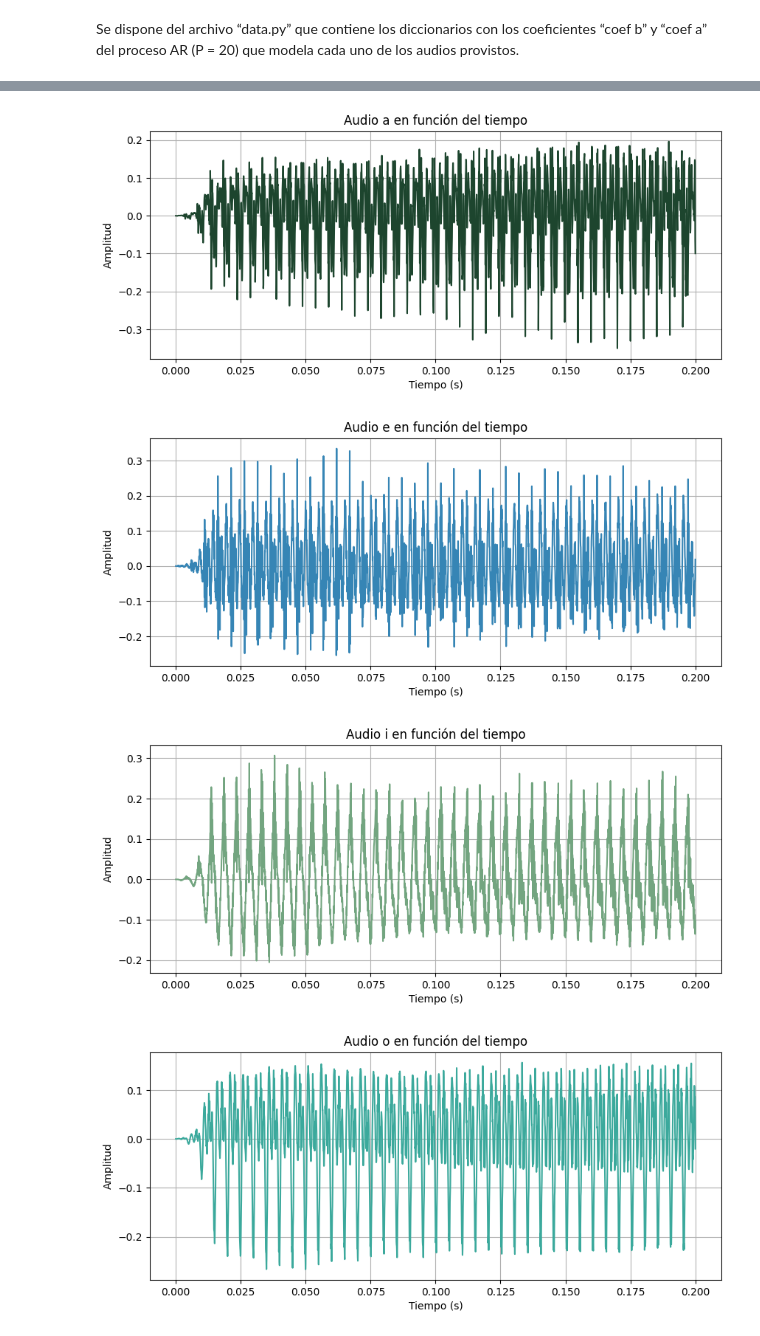
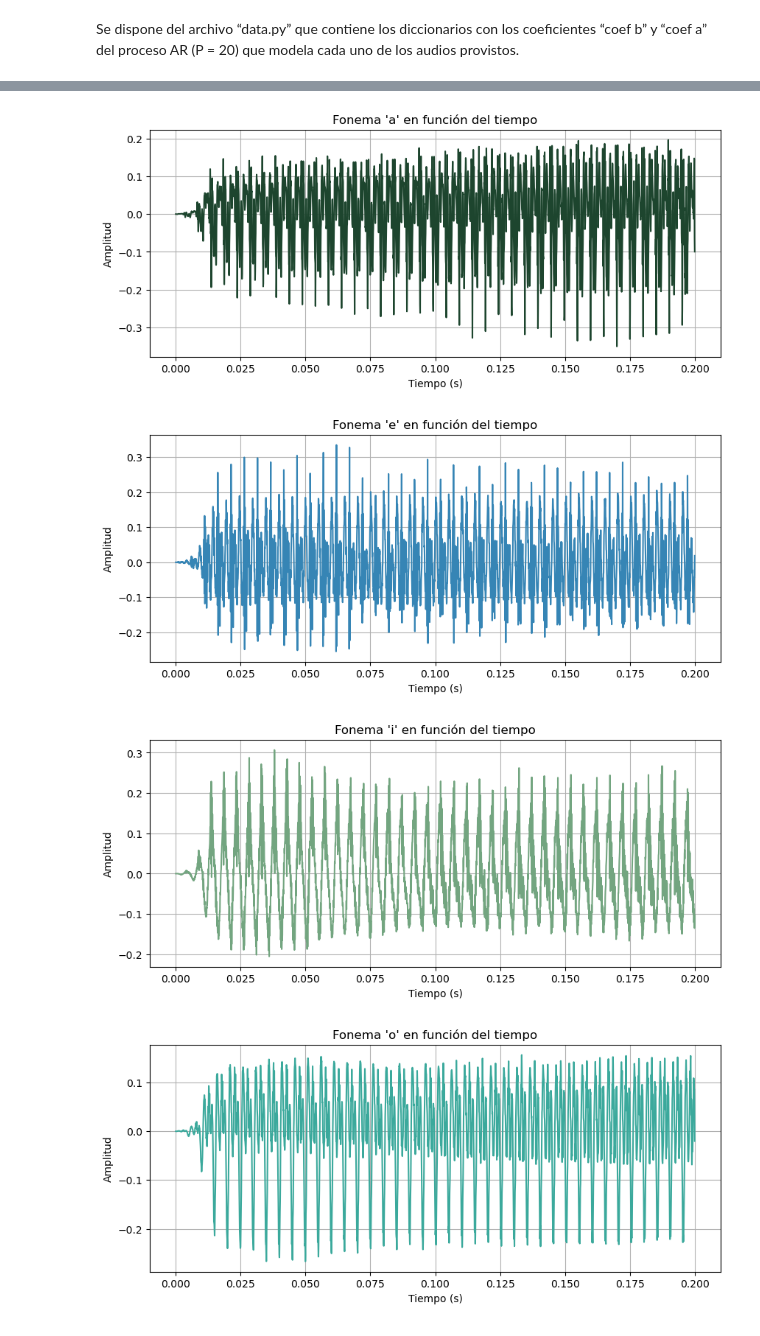
Before and after one commit to belubeluga/Sintetizacion-de-Fonemas-mediante-Modelo-AR, a Jupyter notebook: Ejercicio1.ipynb, the cells around one changed output, grey strips where cells are left out. Cells and saved outputs as stored; diff of their text form; code cells hidden in the pictures.

```diff
--- a/Ejercicio1.ipynb
+++ b/Ejercicio1.ipynb
@@ -31,25 +31,25 @@ N = int(0.2 * fs) #muestras q corresponden a los 200ms
 # %%
 #a) graficar fonemas
 tramos = []
 audios = []
 for idx,i in enumerate(audios_vocales + audios_consonantes):
     audio, _ = sf.read(i)
     audios.append(audio)
 
-    tramo = audio[:N]
+    tramo = audio[:N] # tomamos solo los primeros 200ms
     tramos.append(tramo)
     time = np.linspace(0, 0.2, len(tramo))
 
     plt.figure(figsize=(10, 4))
 
     plt.plot(time, tramo, colors[idx % len(colors)])
-    plt.title(f"Audio {i[0]} en función del tiempo")
+    plt.title(f"Fonema '{i[0]}' en función del tiempo")
     plt.xlabel("Tiempo (s)")
     plt.ylabel("Amplitud")
     plt.grid()
     plt.show()
 # %% [output]
-[figure, old version]
+[figure, new version]
-[figure, old version]
+[figure, new version]
-[figure, old version]
+[figure, new version]
-[figure, old version]
+[figure, new version]
```
Also changed, not shown: parts of 17 cells of this notebook, 2 other files.
